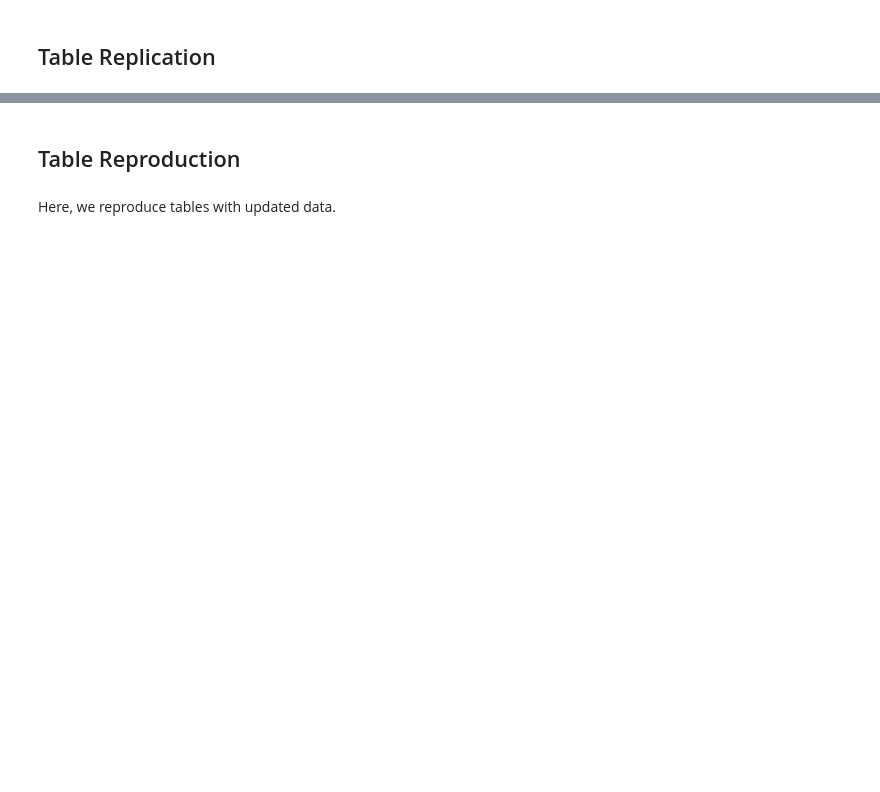
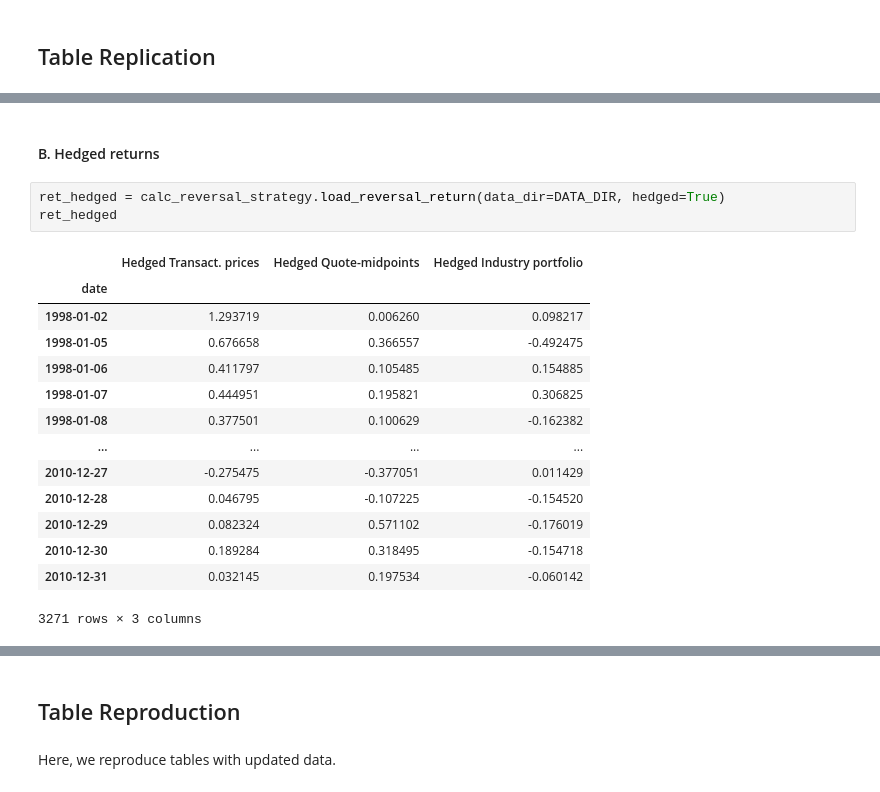
Before and after one commit to Waylon1026/Final-Project-Evaporating-Liquidity, a Jupyter notebook: src/notebook.ipynb, the cells around one changed output, grey strips where cells are left out. Drawn from its saved outputs; the diff is of its cells as text; blank space fills up the shorter version.

```diff
--- a/src/notebook.ipynb
+++ b/src/notebook.ipynb
@@ -174,0 +305,20 @@ We replicate tables with data from January 1998 to December 2010.
+# %% [markdown]
+#### B. Hedged returns
+# %%
+ret_hedged = calc_reversal_strategy.load_reversal_return(data_dir=DATA_DIR, hedged=True)
+ret_hedged
+# %% [output]
+|  | Hedged Transact. prices | Hedged Quote-midpoints | Hedged Industry portfolio |
+| date |  |  |  |
+| 1998-01-02 | 1.293719 | 0.006260 | 0.098217 |
+| 1998-01-05 | 0.676658 | 0.366557 | -0.492475 |
+| 1998-01-06 | 0.411797 | 0.105485 | 0.154885 |
+| 1998-01-07 | 0.444951 | 0.195821 | 0.306825 |
+| 1998-01-08 | 0.377501 | 0.100629 | -0.162382 |
+| ... | ... | ... | ... |
+| 2010-12-27 | -0.275475 | -0.377051 | 0.011429 |
+| 2010-12-28 | 0.046795 | -0.107225 | -0.154520 |
+| 2010-12-29 | 0.082324 | 0.571102 | -0.176019 |
+| 2010-12-30 | 0.189284 | 0.318495 | -0.154718 |
+| 2010-12-31 | 0.032145 | 0.197534 | -0.060142 |
+3271 rows × 3 columns
```
Also changed, not shown: parts of 35 cells of this notebook, 2 other files.
